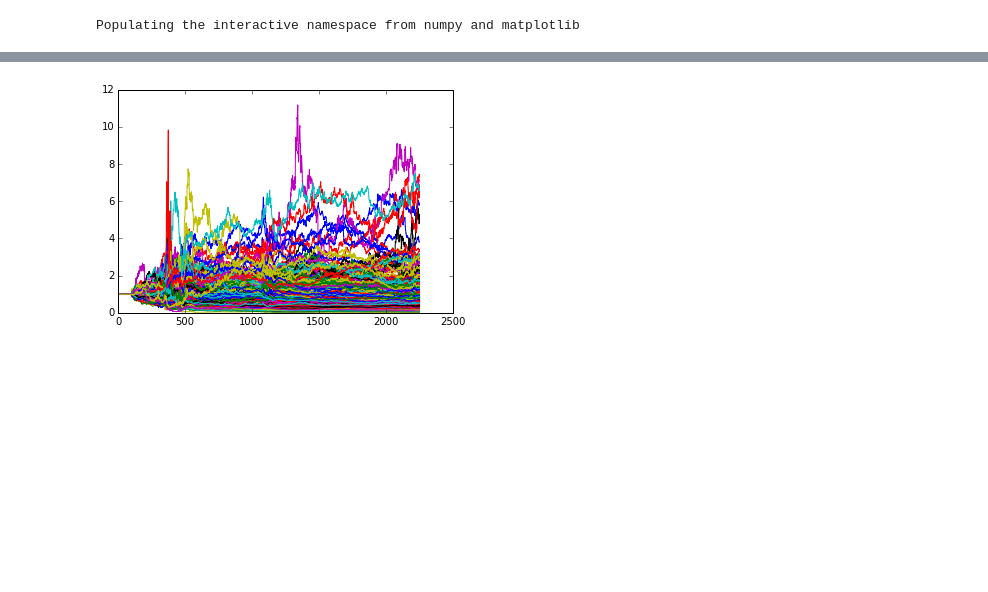
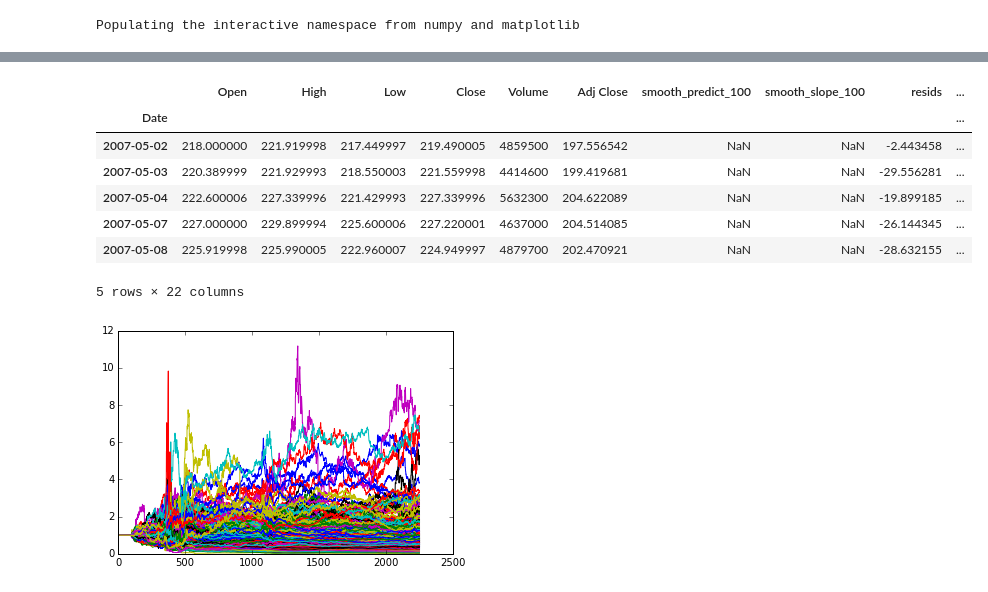
Before and after one commit to LiamConnell/AlgoResearch, a Jupyter notebook: SimulateTrades/Untitled.ipynb, the cells around one changed output, grey strips where cells are left out. Saved outputs shown, nothing was run; the diff lists cells and outputs as text; code cells hidden in the pictures; blank space fills up the shorter version.

```diff
--- a/SimulateTrades/Untitled.ipynb
+++ b/SimulateTrades/Untitled.ipynb
@@ -29,0 +35,2 @@ plot(df.returns)
+# %%
+df['change_sign'] = df.resids*df.resids.shift(1)<0
@@ -29,0 +42,23 @@ plot(df.returns)
+# %%
+m = []
+for i in range(df.shape[0]):
+    if i==0:
+        m.append(df.resids[i])
+    elif df.change_sign[i] == True:
+        m.append(0)
+    elif df.resids[i]>m[-1]:
+        m.append(df.resids[i])
+    else:
+        m.append(m[-1])
+df['max'] = m
+m = []
+for i in range(df.shape[0]):
+    if i==0:
+        m.append(df.resids[i])
+    elif df.change_sign[i] == True:
+        m.append(0)
+    elif df.resids[i]<m[-1]:
+        m.append(df.resids[i])
+    else:
+        m.append(m[-1])
+df['min'] = m
@@ -30,3 +67,14 @@ plot(df.returns)
+# %%
+df.head()
+# %% [output]
+|  | Open | High | Low | Close | Volume | Adj Close | smooth_predict_100 | smooth_slope_100 | resids | ... |
+| Date |  |  |  |  |  |  |  |  |  | ... |
+| 2007-05-02 | 218.000000 | 221.919998 | 217.449997 | 219.490005 | 4859500 | 197.556542 | NaN | NaN | -2.443458 | ... |
+| 2007-05-03 | 220.389999 | 221.929993 | 218.550003 | 221.559998 | 4414600 | 199.419681 | NaN | NaN | -29.556281 | ... |
+| 2007-05-04 | 222.600006 | 227.339996 | 221.429993 | 227.339996 | 5632300 | 204.622089 | NaN | NaN | -19.899185 | ... |
+| 2007-05-07 | 227.000000 | 229.899994 | 225.600006 | 227.220001 | 4637000 | 204.514085 | NaN | NaN | -26.144345 | ... |
+| 2007-05-08 | 225.919998 | 225.990005 | 222.960007 | 224.949997 | 4879700 | 202.470921 | NaN | NaN | -28.632155 | ... |
+5 rows × 22 columns
 # %%
 returnsDF = pd.DataFrame()
 for symbol in symbolsDF[symbolsDF["smoothing_fns_logic"]==True].symbols:
```
Also changed, not shown: parts of 5 cells of this notebook, 5 other files.
